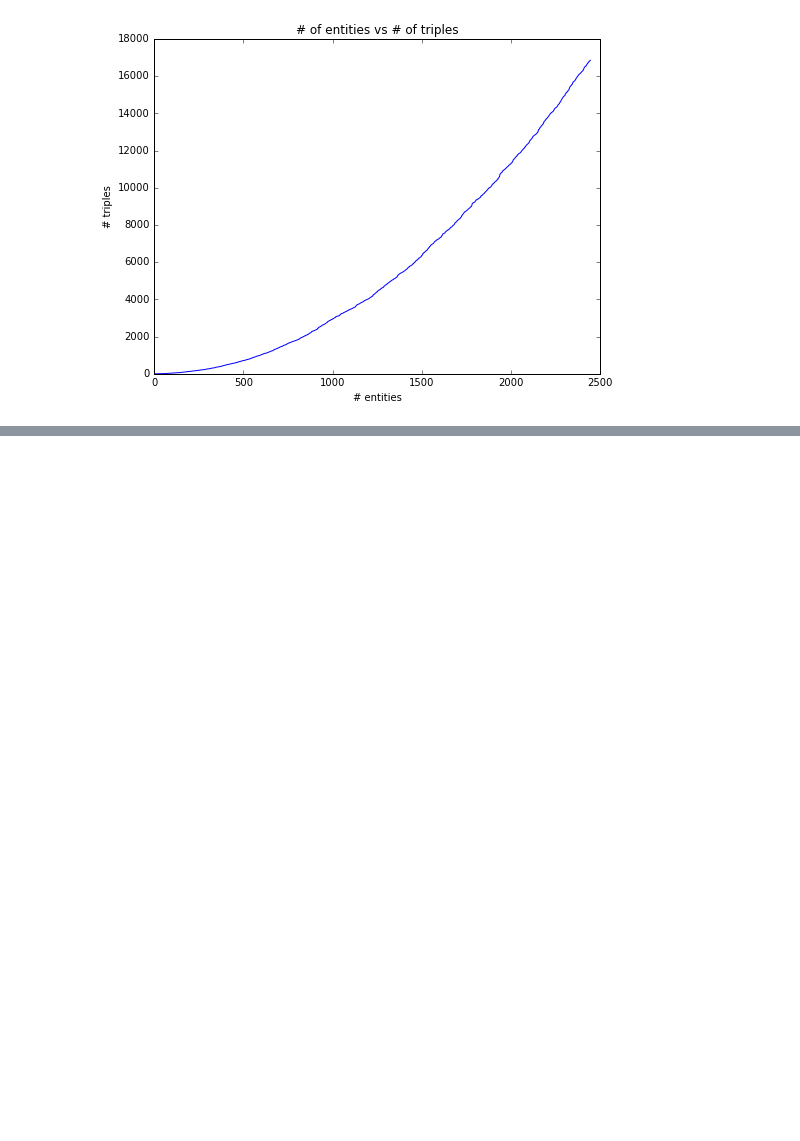
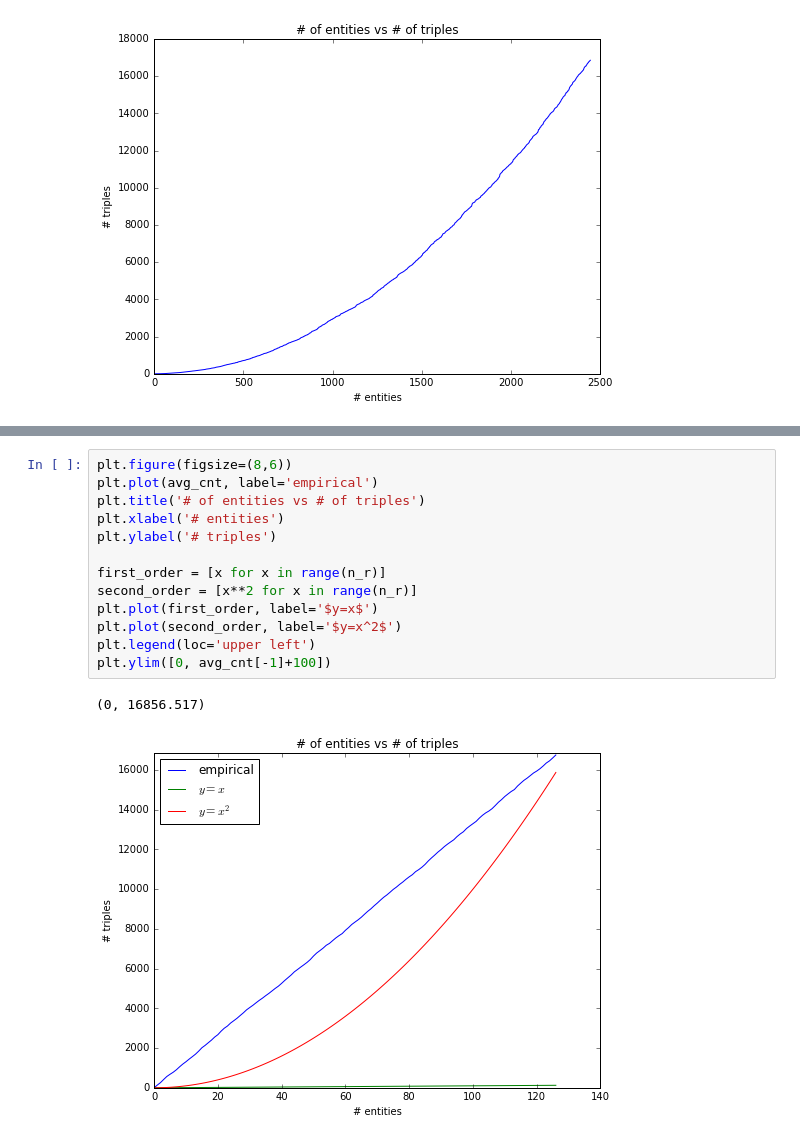
Before and after one commit to dongwookim-ml/sparse-graph-prior, a Jupyter notebook: notebooks/SimulateKnowledgeGraph.ipynb, the cells around one changed output, grey strips where cells are left out. Saved outputs shown, nothing was run; the diff lists cells and outputs as text; blank space fills up the shorter version.

```diff
--- a/notebooks/SimulateKnowledgeGraph.ipynb
+++ b/notebooks/SimulateKnowledgeGraph.ipynb
@@ -109,0 +141,16 @@ plt.ylim([0, 18000])
+# %%
+plt.figure(figsize=(8,6))
+plt.plot(avg_cnt, label='empirical')
+plt.title('# of entities vs # of triples')
+plt.xlabel('# entities')
+plt.ylabel('# triples')
+
+first_order = [x for x in range(n_r)]
+second_order = [x**2 for x in range(n_r)]
+plt.plot(first_order, label='$y=x$')
+plt.plot(second_order, label='$y=x^2$')
+plt.legend(loc='upper left')
+plt.ylim([0, avg_cnt[-1]+100])
+# %% [output]
+(0, 16856.517)
+[figure, added]
```
Also changed, not shown: parts of 5 cells of this notebook.
